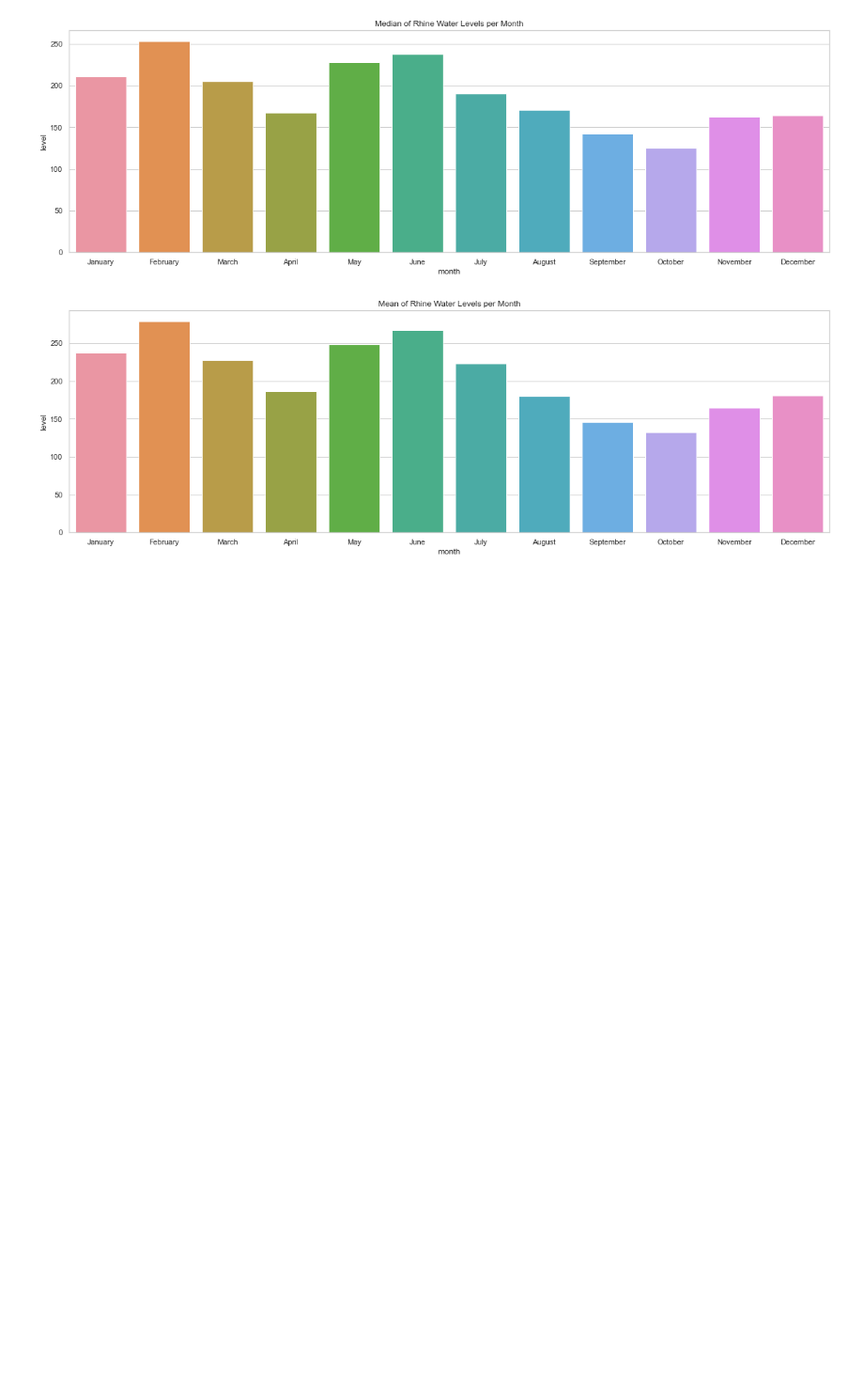
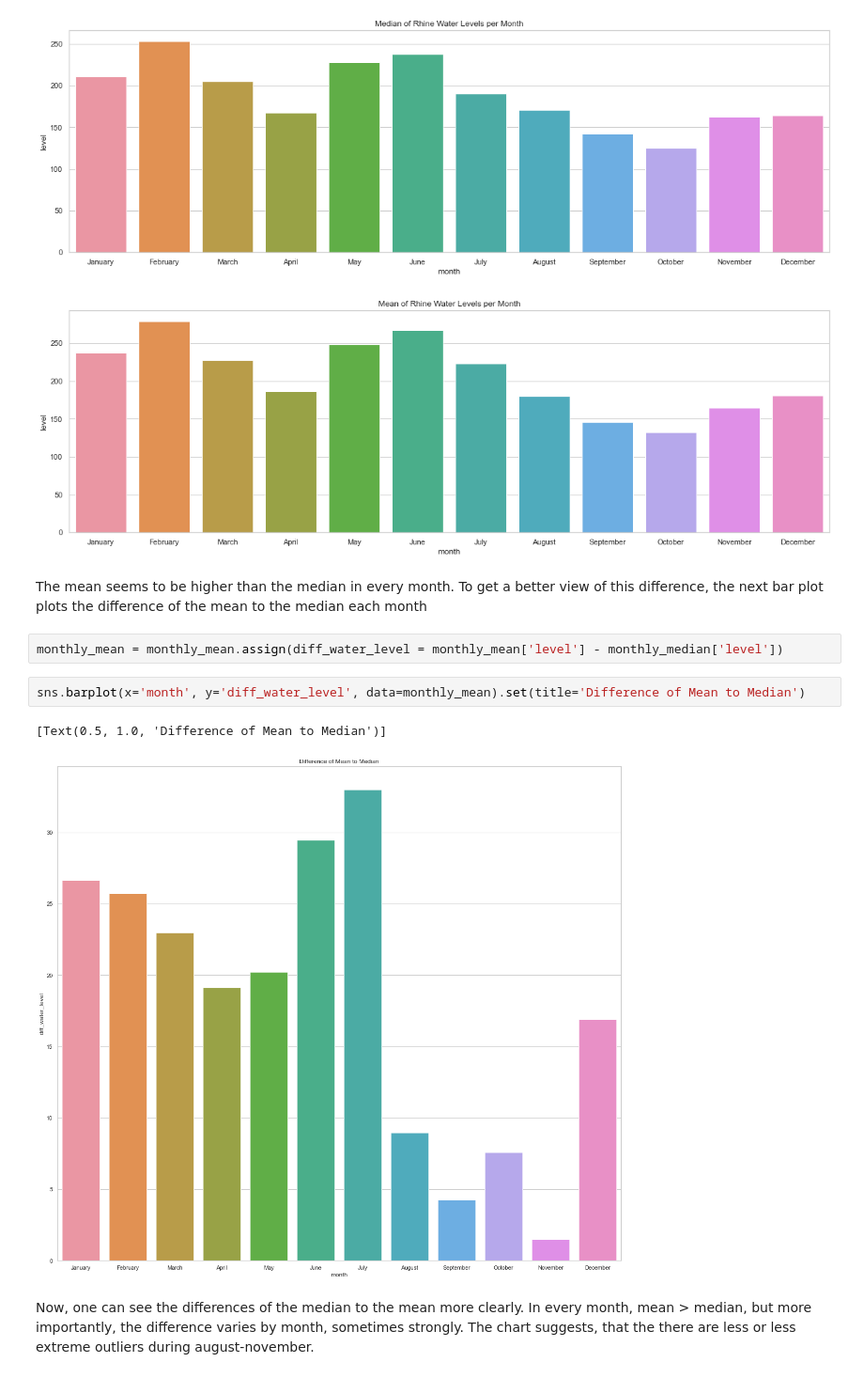
Before and after one commit to AJWarnke/datascienceml2022, a Jupyter notebook: analysis.ipynb, the cells around one changed output. Shown at 94% size. Cells and saved outputs as stored; diff of their text form; blank space fills up the shorter version.

```diff
--- a/analysis.ipynb
+++ b/analysis.ipynb
@@ -157,6 +126,17 @@ sns.barplot(x="month", y="level", data=monthly_mean).set(title='Mean of Rhine Wa
 [Text(0.5, 1.0, 'Mean of Rhine Water Levels per Month')]
 [figure]
 [figure]
+# %% [markdown]
+The mean seems to be higher than the median in every month. To get a better view of this difference, the next bar plot plots the difference of the mean to the median each month
+# %%
+monthly_mean = monthly_mean.assign(diff_water_level = monthly_mean['level'] - monthly_median['level'])
+# %%
+sns.barplot(x='month', y='diff_water_level', data=monthly_mean).set(title='Difference of Mean to Median')
+# %% [output]
+[Text(0.5, 1.0, 'Difference of Mean to Median')]
+[figure, added]
+# %% [markdown]
+Now, one can see the differences of the median to the mean more clearly. In every month, mean > median, but more importantly, the difference varies by month, sometimes strongly. The chart suggests, that the there are less or less extreme outliers during august-november.
 # %%
 quantile1, quantile3 = data['level'].quantile([0.25, 0.75])
 IQR = quantile3 - quantile1
```
Also changed, not shown: parts of 20 cells of this notebook.
